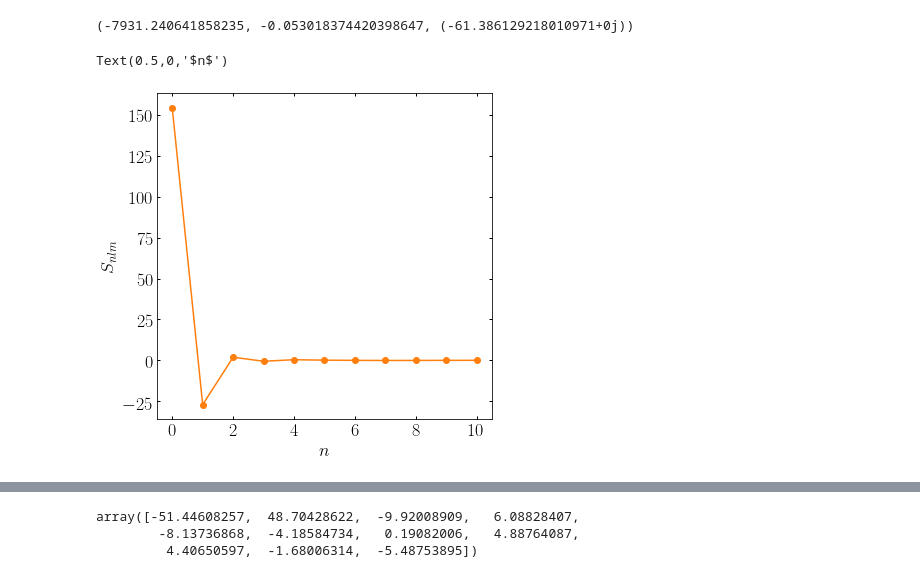
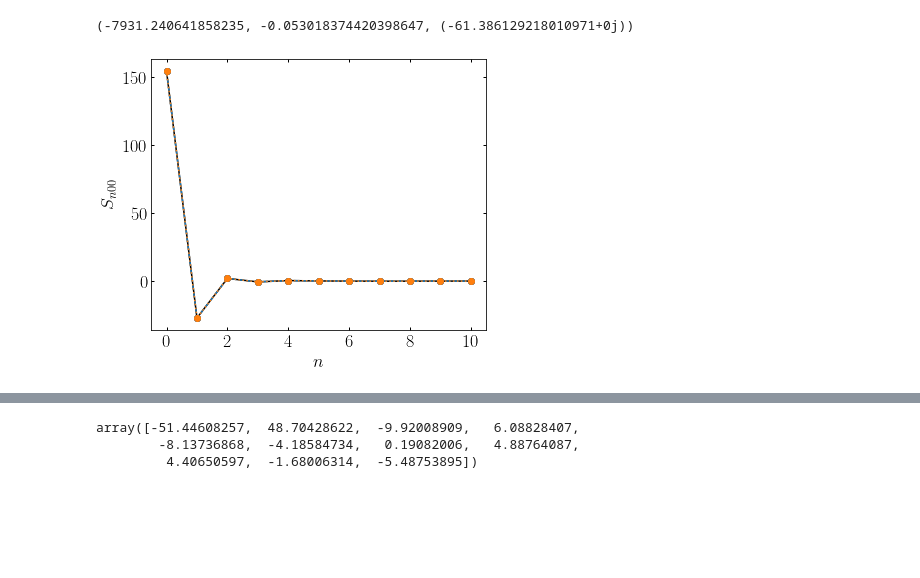
Before and after one commit to jngaravitoc/BFE-c, a Jupyter notebook: code/computing_coefficients.ipynb, the cells around one changed output, grey strips where cells are left out. Saved outputs shown, nothing was run; the diff lists cells and outputs as text; code cells hidden in the pictures; blank space fills up the shorter version.

Commit message:
coefficients

```diff
--- a/code/computing_coefficients.ipynb
+++ b/code/computing_coefficients.ipynb
@@ -131,6 +159,25 @@ y_cut = y[index_rcut]
 z_cut = z[index_rcut]
 m_cut = m[index_rcut]
 r_cut = (x_cut**2 + y_cut**2 + z_cut**2)**0.5
+
+r2 = (x_2**2 + y_2**2 + z_2**2)**0.5
+
+index_rcut2 = np.where(r2<100)
+
+x_cut2 = x_2[index_rcut2]
+y_cut2 = y_2[index_rcut2]
+z_cut2 = z_2[index_rcut2]
+m_cut2 = m_2[index_rcut2]
+r_cut2 = (x_cut2**2 + y_cut2**2 + z_cut2**2)**0.5
+# %%
+r3 = (x_3**2 + y_3**2 + z_3**2)**0.5
+index_rcut3 = np.where(r3<100)
+
+x_cut3 = x_3[index_rcut3]
+y_cut3 = y_3[index_rcut3]
+z_cut3 = z_3[index_rcut3]
+m_cut3 = m_3[index_rcut3]
+r_cut3 = (x_cut3**2 + y_cut3**2 + z_cut3**2)**0.5
 # %%
 figsize(6,6)
 scatter(x_cut, z_cut, s=1, alpha=0.1, c='C7')
@@ -164,4 +215,8 @@ array([[-24.1621933 ,  12.91808414,   1.11863124],
        [ -7.62183142,  14.02430725, -16.82109642]], dtype=float32)
 # %%
 S_biff, T_biff = biff.compute_coeffs_discrete(np.double(spherical_halo[index_rcut]), np.double(m_cut), 10, 20, skip_m=False, r_s=40.8)
+# %%
+S_biff2, T_biff2 = biff.compute_coeffs_discrete(np.double(spherical_halo_2[index_rcut2]), np.double(m_cut2), 10, 20, skip_m=True, r_s=40.8)
+# %%
+S_biff3, T_biff3 = biff.compute_coeffs_discrete(np.double(spherical_halo_3[index_rcut3]), np.double(m_cut3), 10, 20, skip_m=True, r_s=40.8)
 # %%
@@ -200,9 +255,13 @@ snl(0, 10, 0, m_cut, r_cut, theta, phi, 40.8)
 -0.0530183744204 (-61.386129218+0j) -50097594374.3
 (-7931.240641858235, -0.053018374420398647, (-61.386129218010971+0j))
 # %%
-plot(np.arange(0, 11, 1), (S_biff[:,0,0]), '-o', c='C1' )
-ylabel('$S_{nlm}$')
+figure(figsize=(6, 5))
+plot(np.arange(0, 11, 1), (S_biff[:,0,0]), '-o', c='k' )
+plot(np.arange(0, 11, 1), (S_biff2[:,0,0]), '--o', c='C0' )
+plot(np.arange(0, 11, 1), (S_biff3[:,0,0]), ':o', c='C1' )
+
+ylabel('$S_{n00}$')
 xlabel('$n$')
+savefig('S_n_henrquist.pdf')
 # %% [output]
-Text(0.5,0,'$n$')
-[figure, old version]
+[figure, new version]
```
Also changed, not shown: parts of 19 cells of this notebook.
